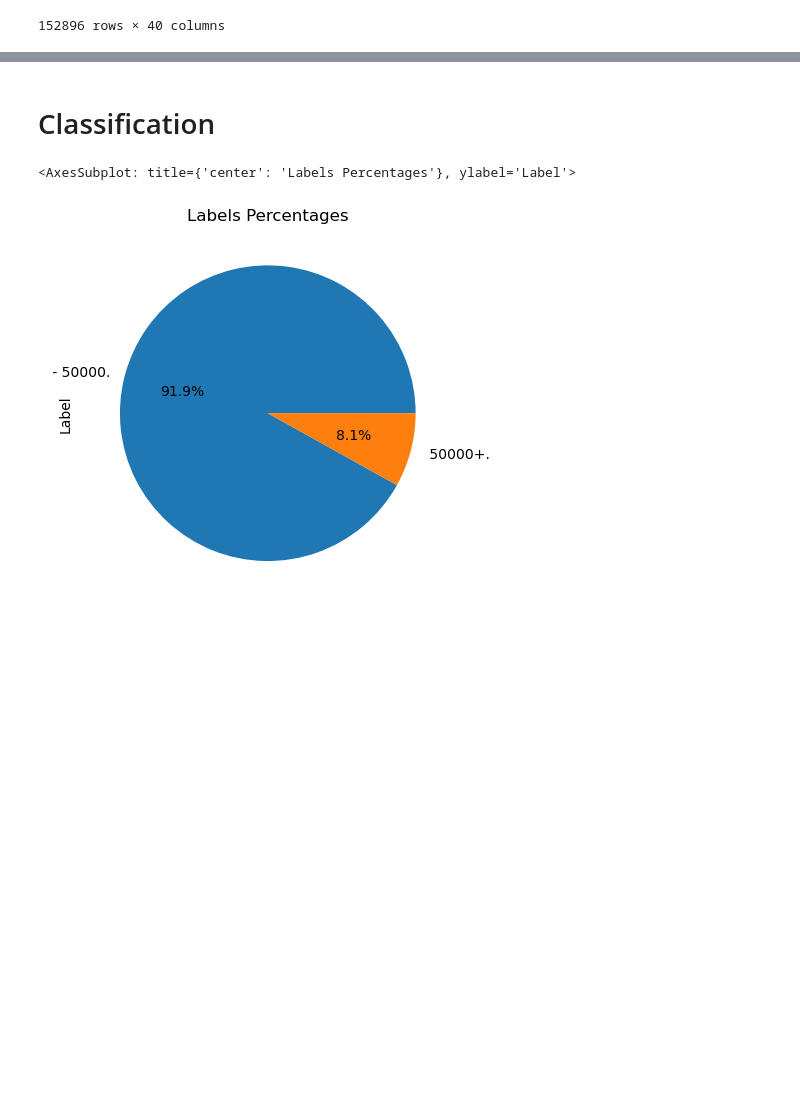
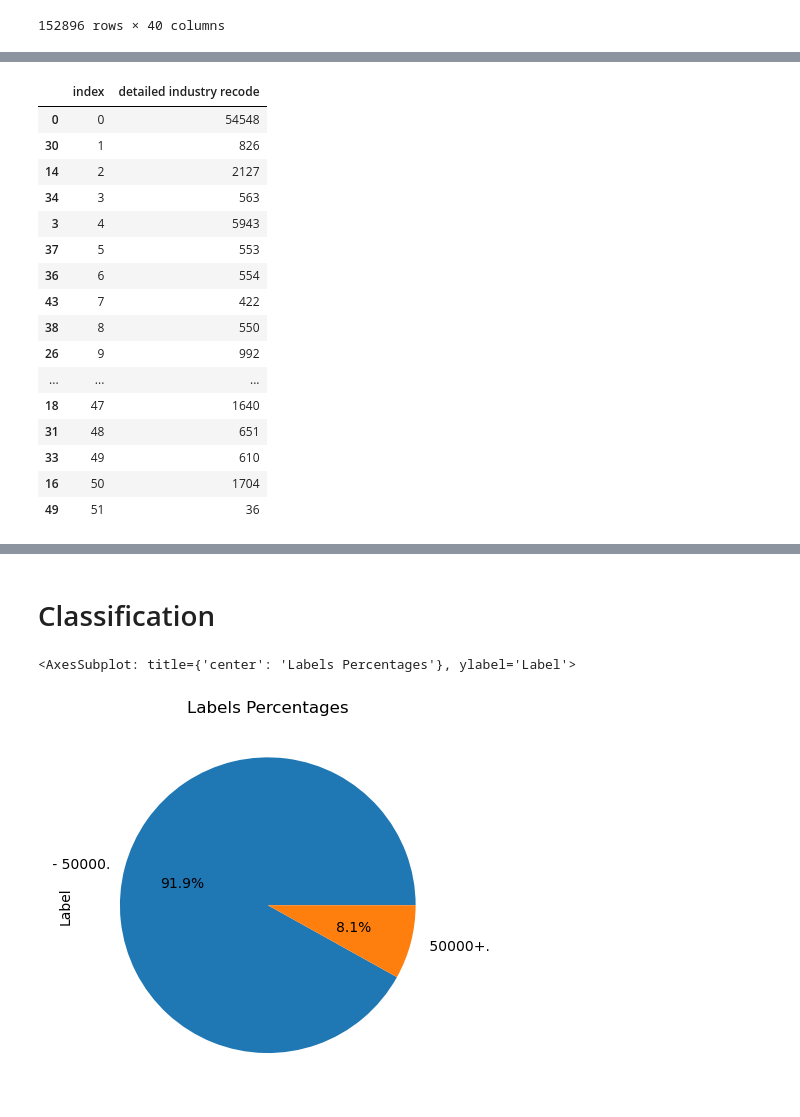
Before and after one commit to kleokog/Mycodes, a Jupyter notebook: main_script.ipynb, the cells around one changed output, grey strips where cells are left out. Saved outputs shown, nothing was run; the diff lists cells and outputs as text; code cells hidden in the pictures; blank space fills up the shorter version.

```diff
--- a/main_script.ipynb
+++ b/main_script.ipynb
@@ -79,7 +25,7 @@ dtype: int64
 columns_type = read_json_as_dict("config/features_type.json")
 # %%
 # Read training data
-training_data = pd.read_csv("data/census_income_learn.csv", index_col=False, header=None)
+training_data = pd.read_csv("data/Input/census_income_learn.csv", index_col=False, header=None)
 print(training_data.shape)
 
 # Delete the weighting column
@@ -87,7 +33,7 @@ training_data  = training_data.drop(training_data.iloc[:,24:25], axis = 1)
 training_data.shape
 
 # Read test dataset
-test_data = pd.read_csv("data/census_income_test.csv", index_col=False, header=None)
+test_data = pd.read_csv("data/Input/census_income_test.csv", index_col=False, header=None)
 test_data = test_data.drop(test_data.iloc[:,24:25], axis = 1)
 print(test_data.shape)
 # %% [output]
@@ -138,0 +126,20 @@ X_data
+# %%
+X_data['detailed industry recode'].value_counts().reset_index().sort_values('index')
+# %% [output]
+|  | index | detailed industry recode |
+| 0 | 0 | 54548 |
+| 30 | 1 | 826 |
+| 14 | 2 | 2127 |
+| 34 | 3 | 563 |
+| 3 | 4 | 5943 |
+| 37 | 5 | 553 |
+| 36 | 6 | 554 |
+| 43 | 7 | 422 |
+| 38 | 8 | 550 |
+| 26 | 9 | 992 |
+| ... | ... | ... |
+| 18 | 47 | 1640 |
+| 31 | 48 | 651 |
+| 33 | 49 | 610 |
+| 16 | 50 | 1704 |
+| 49 | 51 | 36 |
```
Also changed, not shown: parts of 30 cells of this notebook.
